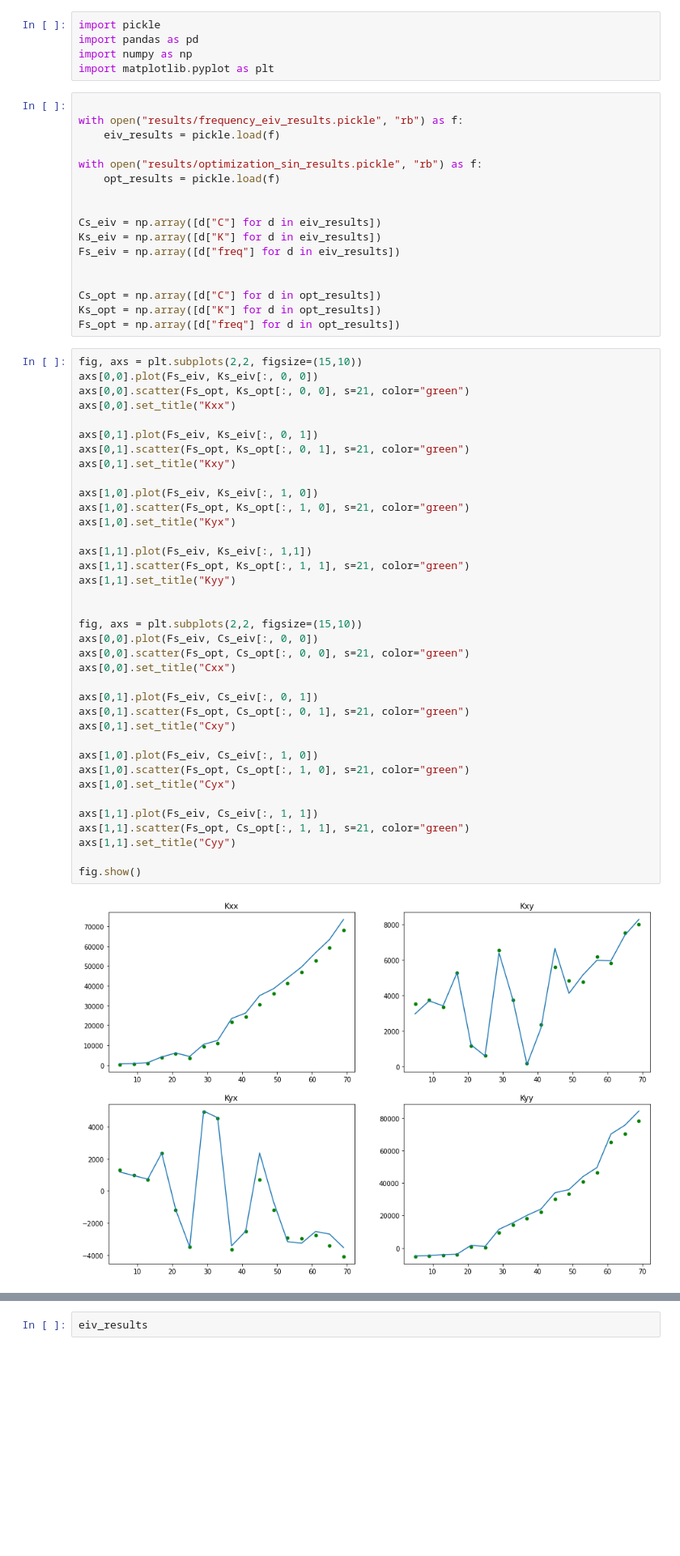
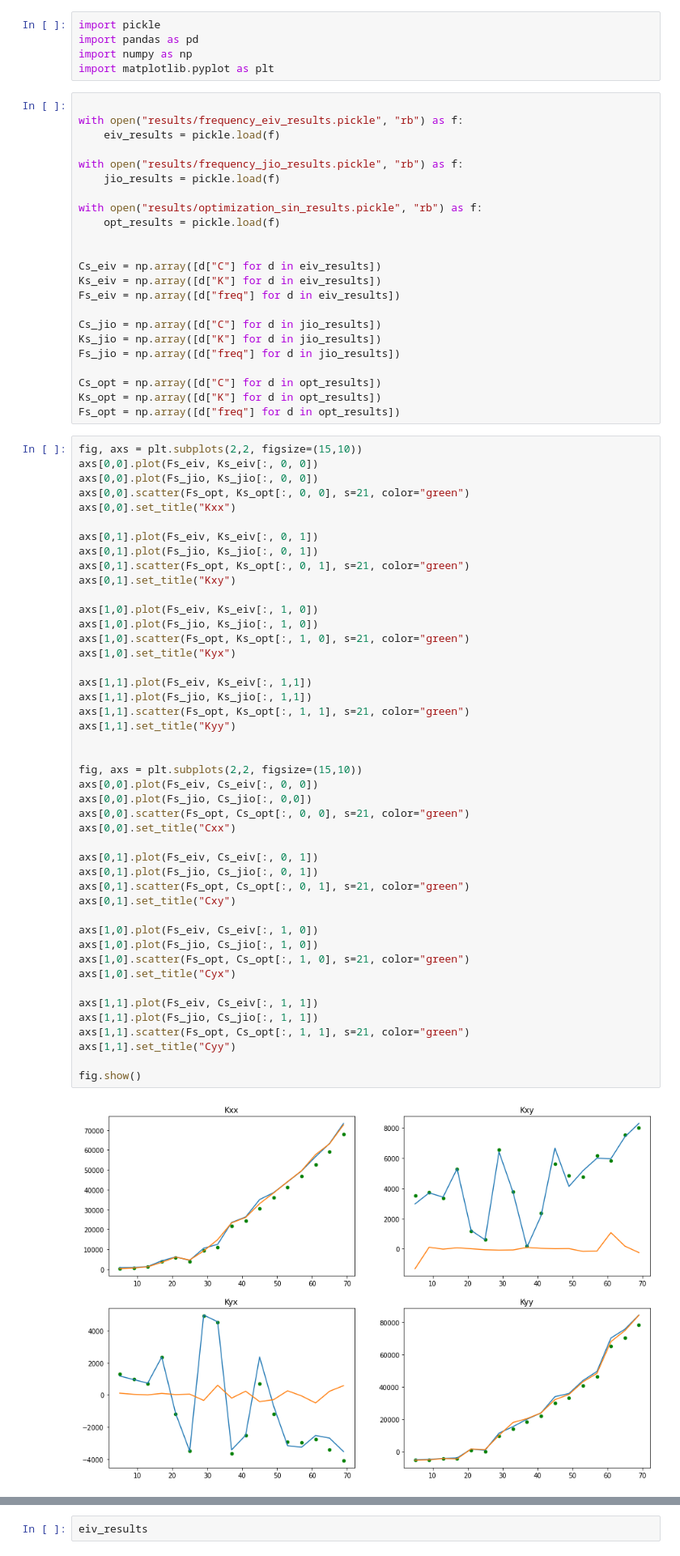
Before and after one commit to felipeangelimvieira/seal_parameter_identification, a Jupyter notebook: notebooks/compare-results-1.0.ipynb, the cells around one changed output, grey strips where cells are left out. Shown at 81% size. Cells and saved outputs as stored; diff of their text form; blank space fills up the shorter version.

Commit message:
Add results for JIO estimator

```diff
--- a/notebooks/compare-results-1.0.ipynb
+++ b/notebooks/compare-results-1.0.ipynb
@@ -7,6 +7,9 @@ import matplotlib.pyplot as plt
 
 with open("results/frequency_eiv_results.pickle", "rb") as f:
     eiv_results = pickle.load(f)
+
+with open("results/frequency_jio_results.pickle", "rb") as f:
+    jio_results = pickle.load(f)
 
 with open("results/optimization_sin_results.pickle", "rb") as f:
     opt_results = pickle.load(f)
@@ -16,6 +19,9 @@ Cs_eiv = np.array([d["C"] for d in eiv_results])
 Ks_eiv = np.array([d["K"] for d in eiv_results])
 Fs_eiv = np.array([d["freq"] for d in eiv_results])
 
+Cs_jio = np.array([d["C"] for d in jio_results])
+Ks_jio = np.array([d["K"] for d in jio_results])
+Fs_jio = np.array([d["freq"] for d in jio_results])
 
 Cs_opt = np.array([d["C"] for d in opt_results])
 Ks_opt = np.array([d["K"] for d in opt_results])
@@ -23,39 +29,47 @@ Fs_opt = np.array([d["freq"] for d in opt_results])
 # %%
 fig, axs = plt.subplots(2,2, figsize=(15,10))
 axs[0,0].plot(Fs_eiv, Ks_eiv[:, 0, 0])
+axs[0,0].plot(Fs_jio, Ks_jio[:, 0, 0])
 axs[0,0].scatter(Fs_opt, Ks_opt[:, 0, 0], s=21, color="green")
 axs[0,0].set_title("Kxx")
 
 axs[0,1].plot(Fs_eiv, Ks_eiv[:, 0, 1])
+axs[0,1].plot(Fs_jio, Ks_jio[:, 0, 1])
 axs[0,1].scatter(Fs_opt, Ks_opt[:, 0, 1], s=21, color="green")
 axs[0,1].set_title("Kxy")
 
 axs[1,0].plot(Fs_eiv, Ks_eiv[:, 1, 0])
+axs[1,0].plot(Fs_jio, Ks_jio[:, 1, 0])
 axs[1,0].scatter(Fs_opt, Ks_opt[:, 1, 0], s=21, color="green")
 axs[1,0].set_title("Kyx")
 
 axs[1,1].plot(Fs_eiv, Ks_eiv[:, 1,1])
+axs[1,1].plot(Fs_jio, Ks_jio[:, 1,1])
 axs[1,1].scatter(Fs_opt, Ks_opt[:, 1, 1], s=21, color="green")
 axs[1,1].set_title("Kyy")
 
 
 fig, axs = plt.subplots(2,2, figsize=(15,10))
 axs[0,0].plot(Fs_eiv, Cs_eiv[:, 0, 0])
+axs[0,0].plot(Fs_jio, Cs_jio[:, 0,0])
 axs[0,0].scatter(Fs_opt, Cs_opt[:, 0, 0], s=21, color="green")
 axs[0,0].set_title("Cxx")
 
 axs[0,1].plot(Fs_eiv, Cs_eiv[:, 0, 1])
+axs[0,1].plot(Fs_jio, Cs_jio[:, 0, 1])
 axs[0,1].scatter(Fs_opt, Cs_opt[:, 0, 1], s=21, color="green")
 axs[0,1].set_title("Cxy")
 
 axs[1,0].plot(Fs_eiv, Cs_eiv[:, 1, 0])
+axs[1,0].plot(Fs_jio, Cs_jio[:, 1, 0])
 axs[1,0].scatter(Fs_opt, Cs_opt[:, 1, 0], s=21, color="green")
 axs[1,0].set_title("Cyx")
 
 axs[1,1].plot(Fs_eiv, Cs_eiv[:, 1, 1])
+axs[1,1].plot(Fs_jio, Cs_jio[:, 1, 1])
 axs[1,1].scatter(Fs_opt, Cs_opt[:, 1, 1], s=21, color="green")
 axs[1,1].set_title("Cyy")
 
 fig.show()
 # %% [output]
-[figure, old version]
+[figure, new version]
```
Also changed, not shown: parts of 1 cell of this notebook, 2 other files.
